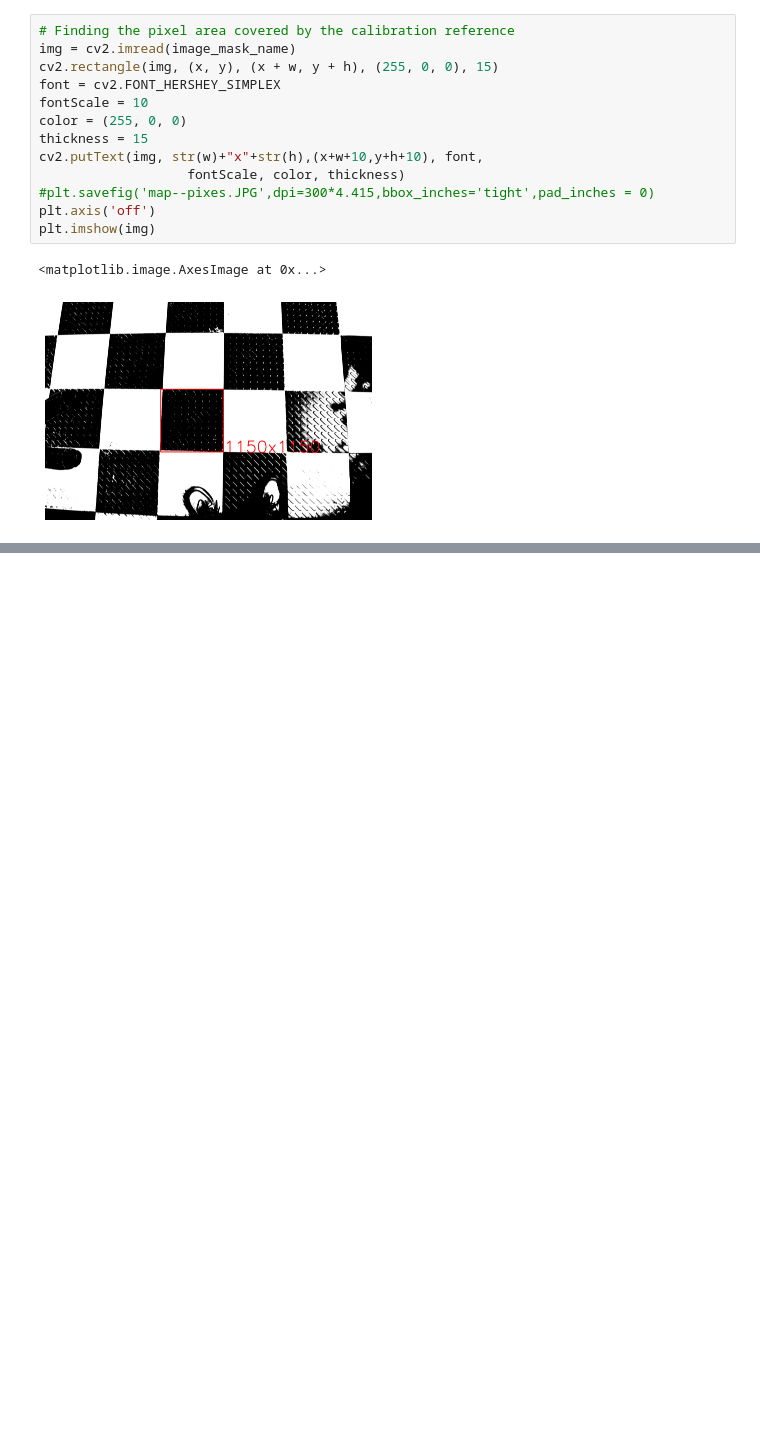
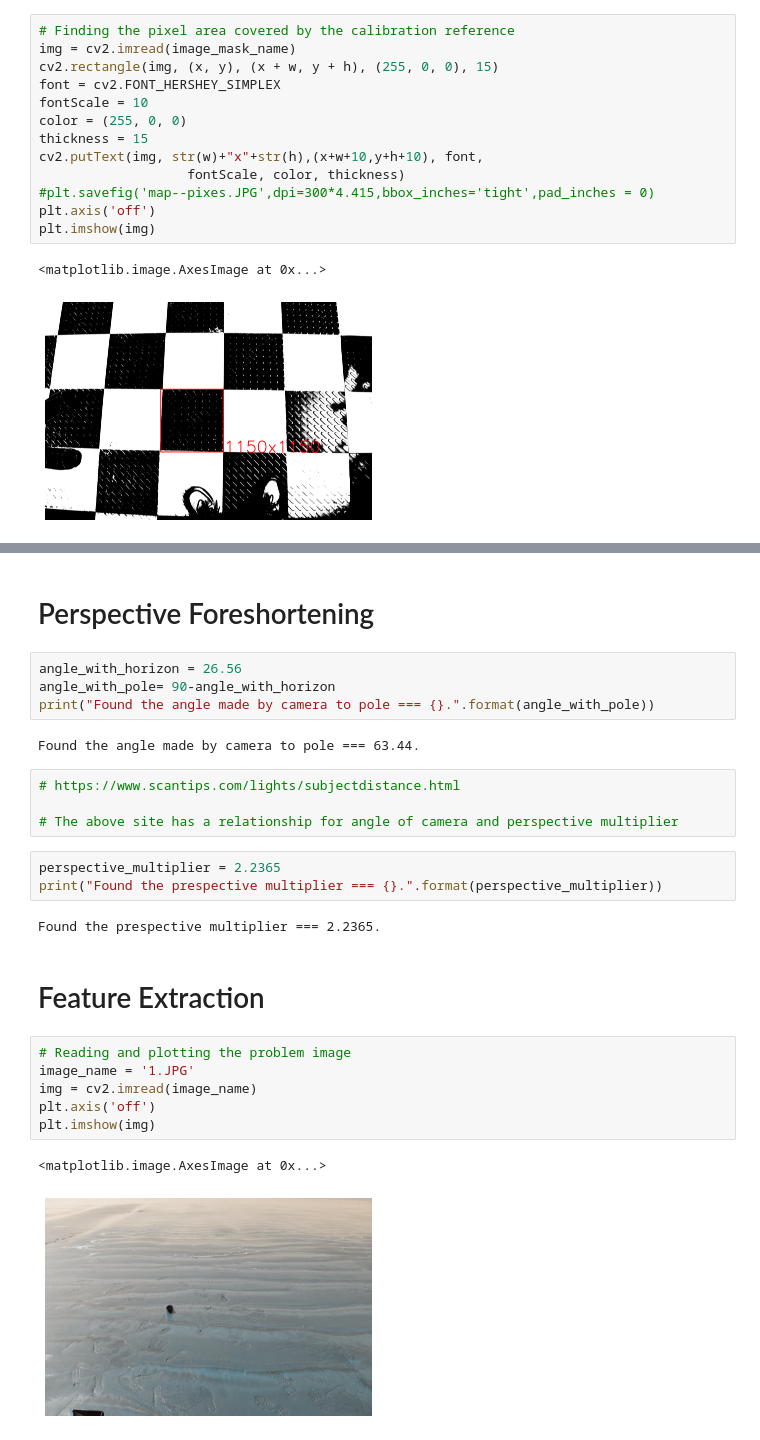
Before and after one commit to pbplop29/Photogrammetry, a Jupyter notebook: Photogrammetry.ipynb, the cells around one changed output, grey strips where cells are left out. Cells and saved outputs as stored; diff of their text form; blank space fills up the shorter version.

```diff
--- a/Photogrammetry.ipynb
+++ b/Photogrammetry.ipynb
@@ -137,0 +167,28 @@ plt.imshow(img)
+# %% [markdown]
+# Perspective Foreshortening
+# %%
+angle_with_horizon = 26.56
+angle_with_pole= 90-angle_with_horizon
+print("Found the angle made by camera to pole === {}.".format(angle_with_pole))
+# %% [output]
+Found the angle made by camera to pole === 63.44.
+# %%
+# https://www.scantips.com/lights/subjectdistance.html
+
+# The above site has a relationship for angle of camera and perspective multiplier
+# %%
+perspective_multiplier = 2.2365
+print("Found the prespective multiplier === {}.".format(perspective_multiplier))
+# %% [output]
+Found the prespective multiplier === 2.2365.
+# %% [markdown]
+# Feature Extraction
+# %%
+# Reading and plotting the problem image
+image_name = '1.JPG'
+img = cv2.imread(image_name)
+plt.axis('off')
+plt.imshow(img)
+# %% [output]
+<matplotlib.image.AxesImage at 0x...>
+[figure, added]
```
Also changed, not shown: parts of 11 cells of this notebook.
